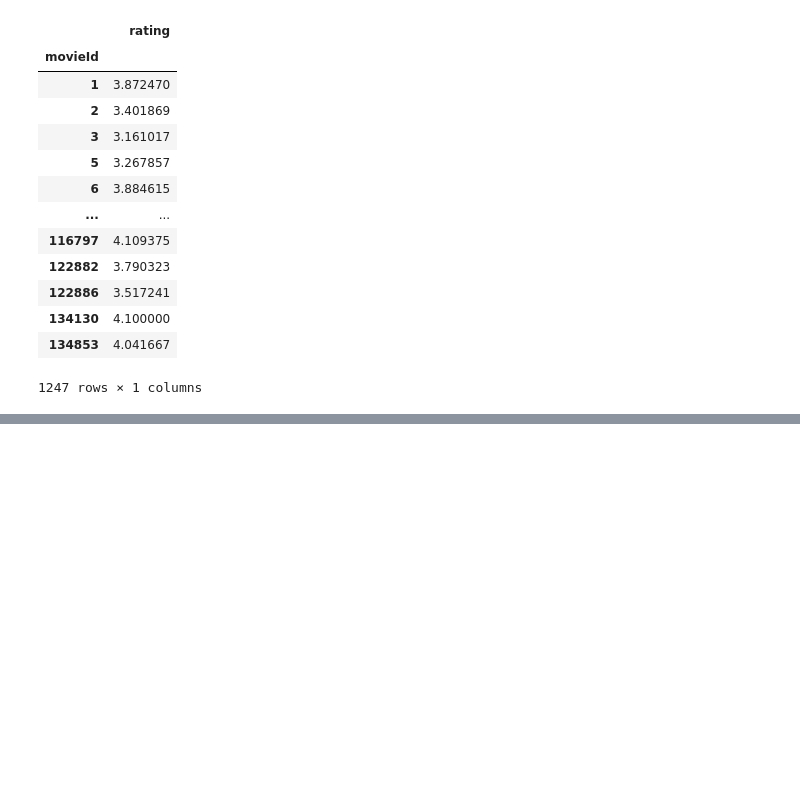
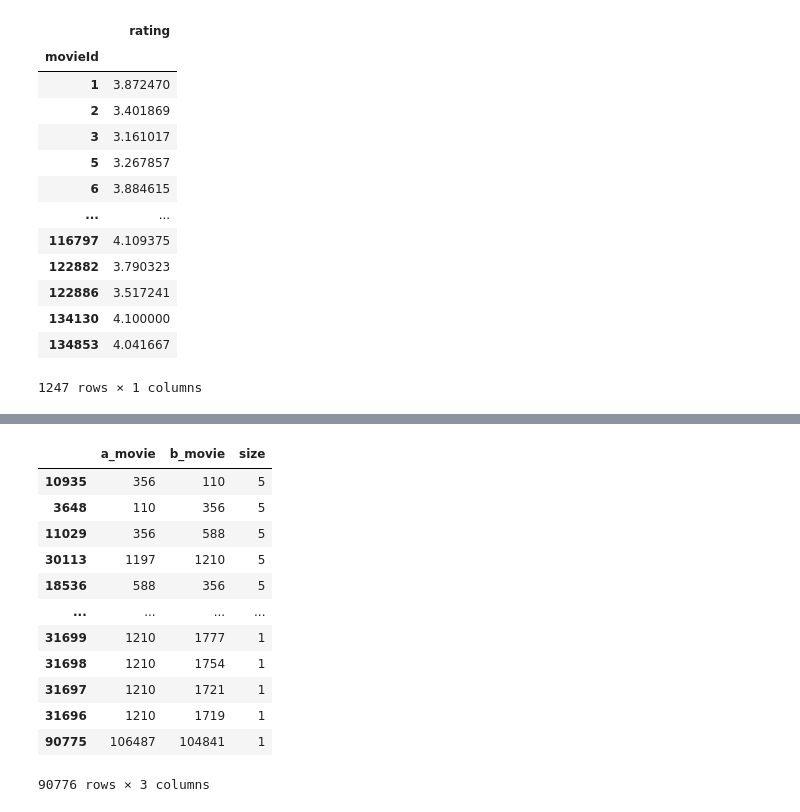
Before and after one commit to Belal-AI/Books-, a Jupyter notebook: Recommneder_systems.ipynb, the cells around one changed output, grey strips where cells are left out. Cells and saved outputs as stored; diff of their text form; code cells hidden in the pictures; blank space fills up the shorter version.

```diff
--- a/Recommneder_systems.ipynb
+++ b/Recommneder_systems.ipynb
@@ -89,0 +149,2 @@ most_populat_df[['movieId','rating']].groupby('movieId').mean()
+# %%
+compinations=compinations.groupby(['a_movie','b_movie']).size()
@@ -89,0 +167,20 @@ most_populat_df[['movieId','rating']].groupby('movieId').mean()
+# %%
+compinations=compinations.to_frame(name='size').reset_index()
+# %%
+compinations.sort_values('size', ascending=False, inplace=True)
+# %%
+compinations
+# %% [output]
+|  | a_movie | b_movie | size |
+| 10935 | 356 | 110 | 5 |
+| 3648 | 110 | 356 | 5 |
+| 11029 | 356 | 588 | 5 |
+| 30113 | 1197 | 1210 | 5 |
+| 18536 | 588 | 356 | 5 |
+| ... | ... | ... | ... |
+| 31699 | 1210 | 1777 | 1 |
+| 31698 | 1210 | 1754 | 1 |
+| 31697 | 1210 | 1721 | 1 |
+| 31696 | 1210 | 1719 | 1 |
+| 90775 | 106487 | 104841 | 1 |
+90776 rows × 3 columns
```
Also changed, not shown: parts of 9 cells of this notebook.
